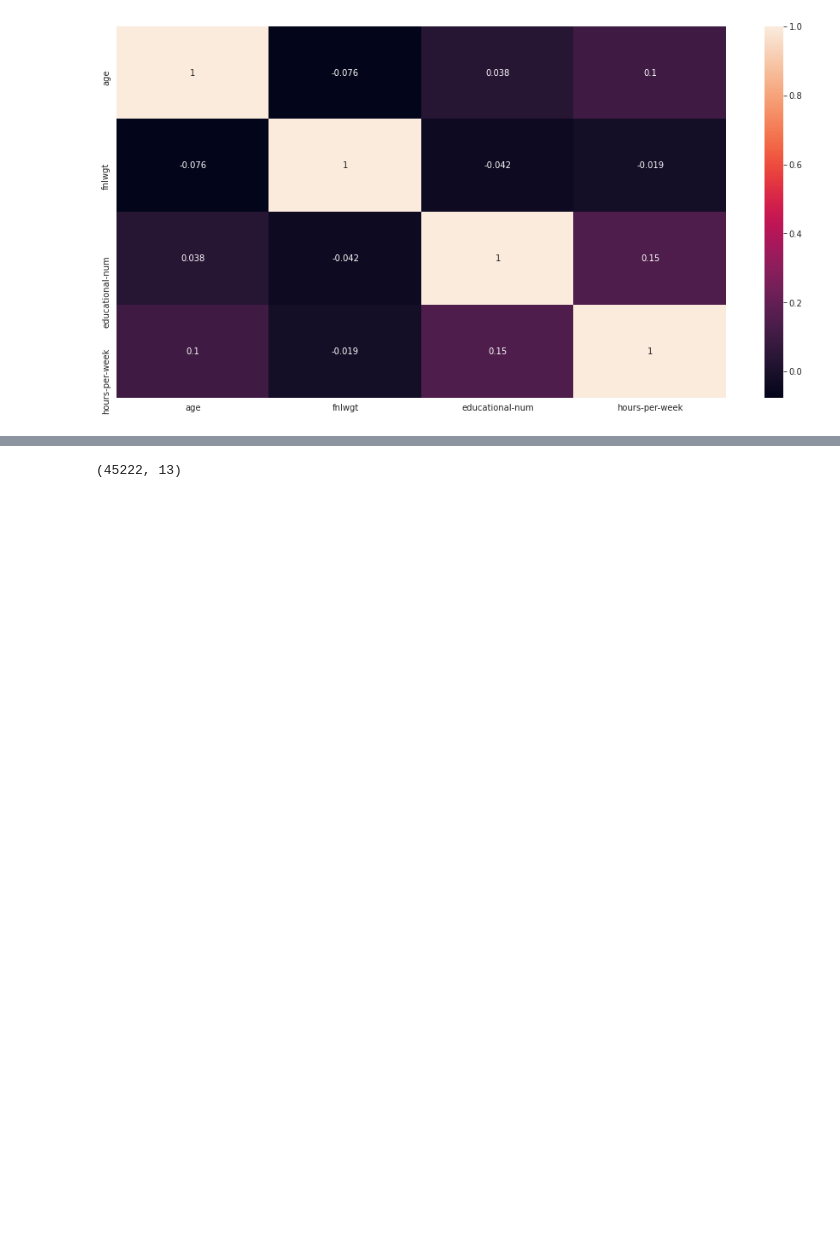
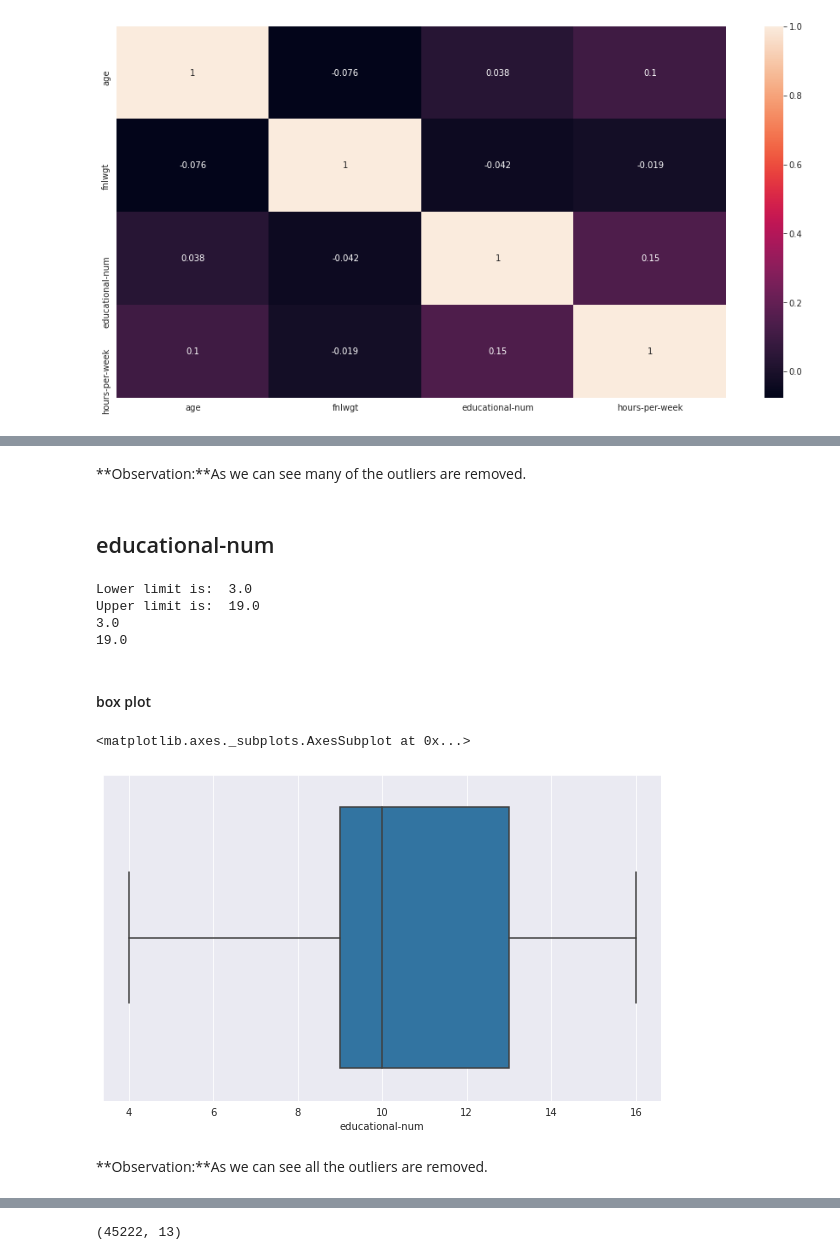
Before and after one commit to SumanthBalabhadruni/Innomatics_Internship_APR_21, a Jupyter notebook: Task_11_(EDA_+_Missing_Value_+_Outlier_+_ML_Model)/Task_11_(EDA_+_Missing_Value_+_Outlier_+_ML_Model).ipynb, the cells around one changed output, grey strips where cells are left out. Saved outputs shown, nothing was run; the diff lists cells and outputs as text; code cells hidden in the pictures; blank space fills up the shorter version.

```diff
--- a/Task_11_(EDA_+_Missing_Value_+_Outlier_+_ML_Model)/Task_11_(EDA_+_Missing_Value_+_Outlier_+_ML_Model).ipynb
+++ b/Task_11_(EDA_+_Missing_Value_+_Outlier_+_ML_Model)/Task_11_(EDA_+_Missing_Value_+_Outlier_+_ML_Model).ipynb
@@ -1719,0 +1918,20 @@ sns.heatmap(corrMatrix, annot=True)
+# %% [markdown]
+**Observation:**As we can see many of the outliers are removed.
+# %% [markdown]
+## educational-num
+# %%
+educational_num_outliers=i_q_r(mod_df['educational-num'])
+print(educational_num_outliers[0])
+print(educational_num_outliers[1])
+# %% [output]
+Lower limit is:  3.0
+Upper limit is:  19.0
+3.0
+19.0
+# %%
+new=[]
+for i in (mod_df['educational-num']):
+  if i > educational_num_outliers[0]:
+    new.append(i)
+mod_df['educational-num']=pd.DataFrame(new)
+mod_df['educational-num'].fillna(mod_df['educational-num'].quantile(0.95),inplace=True)
@@ -1720 +1945,11 @@ sns.heatmap(corrMatrix, annot=True)
+# %% [markdown]
+#### box plot
+# %%
+plt.figure(figsize=(10,6))
+sns.boxplot(mod_df['educational-num'])
+# %% [output]
+<matplotlib.axes._subplots.AxesSubplot at 0x...>
+[figure, added]
+# %% [markdown]
+**Observation:**As we can see all the outliers are removed.
 # %% [markdown]
```
Also changed, not shown: parts of 60 cells of this notebook.
